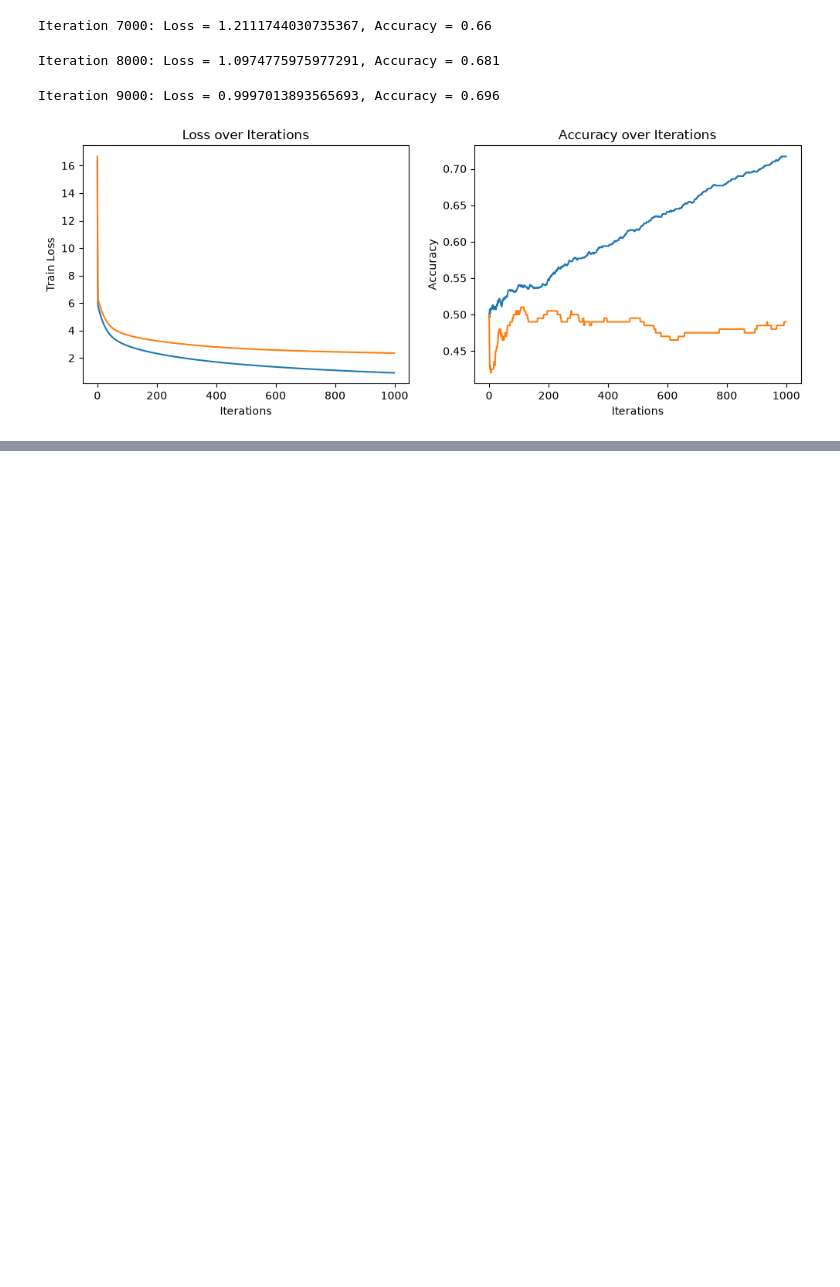
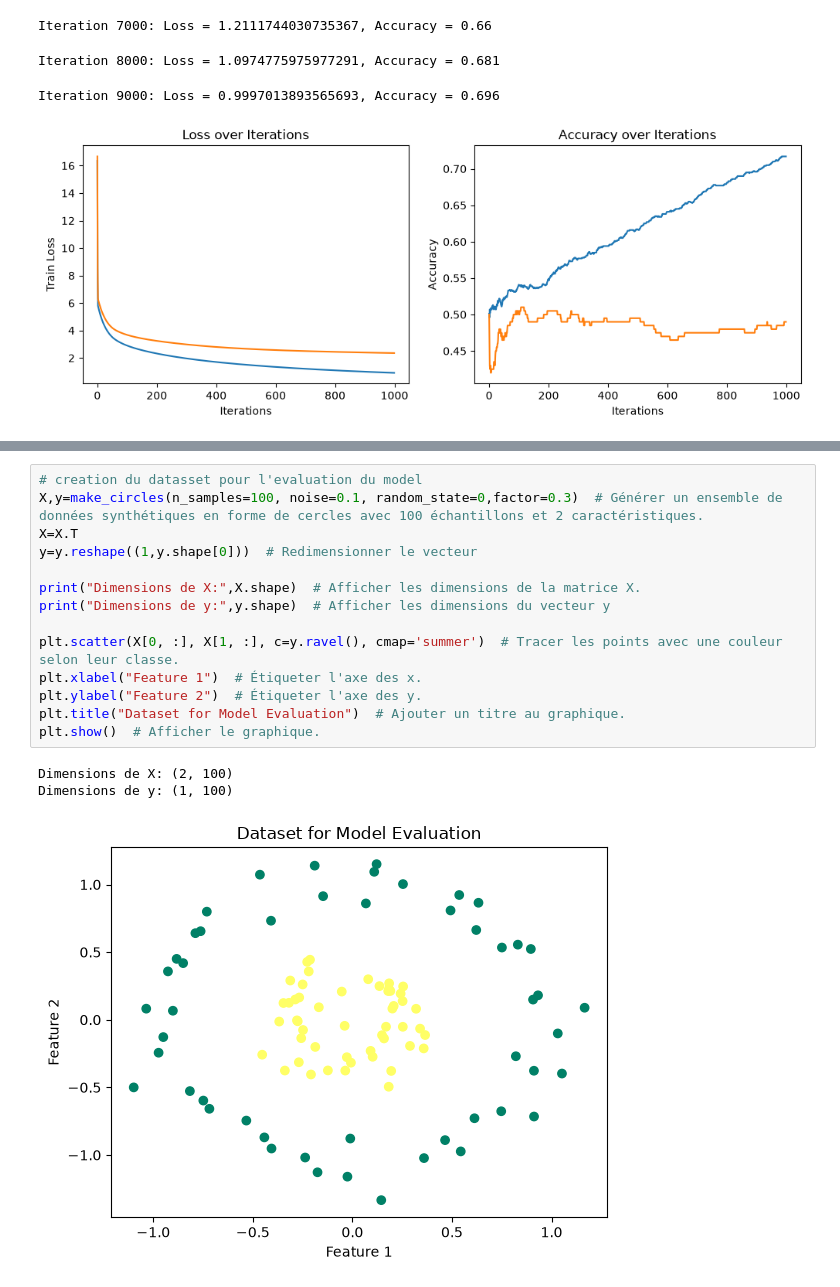
Before and after one commit to Barthez2023/Artificial_Intelligence, a Jupyter notebook: Implementation.ipynb, the cells around one changed output, grey strips where cells are left out. Drawn from its saved outputs; the diff is of its cells as text; blank space fills up the shorter version.

```diff
--- a/Implementation.ipynb
+++ b/Implementation.ipynb
@@ -311,0 +470,18 @@ Iteration 9000: Loss = 0.9997013893565693, Accuracy = 0.696
+# %%
+# creation du datasset pour l'evaluation du model
+X,y=make_circles(n_samples=100, noise=0.1, random_state=0,factor=0.3)  # Générer un ensemble de données synthétiques en forme de cercles avec 100 échantillons et 2 caractéristiques.
+X=X.T
+y=y.reshape((1,y.shape[0]))  # Redimensionner le vecteur
+
+print("Dimensions de X:",X.shape)  # Afficher les dimensions de la matrice X.
+print("Dimensions de y:",y.shape)  # Afficher les dimensions du vecteur y
+
+plt.scatter(X[0, :], X[1, :], c=y.ravel(), cmap='summer')  # Tracer les points avec une couleur selon leur classe.
+plt.xlabel("Feature 1")  # Étiqueter l'axe des x.
+plt.ylabel("Feature 2")  # Étiqueter l'axe des y.
+plt.title("Dataset for Model Evaluation")  # Ajouter un titre au graphique.
+plt.show()  # Afficher le graphique.
+# %% [output]
+Dimensions de X: (2, 100)
+Dimensions de y: (1, 100)
+[figure, added]
```
Also changed, not shown: parts of 12 cells of this notebook, 1 other file.
